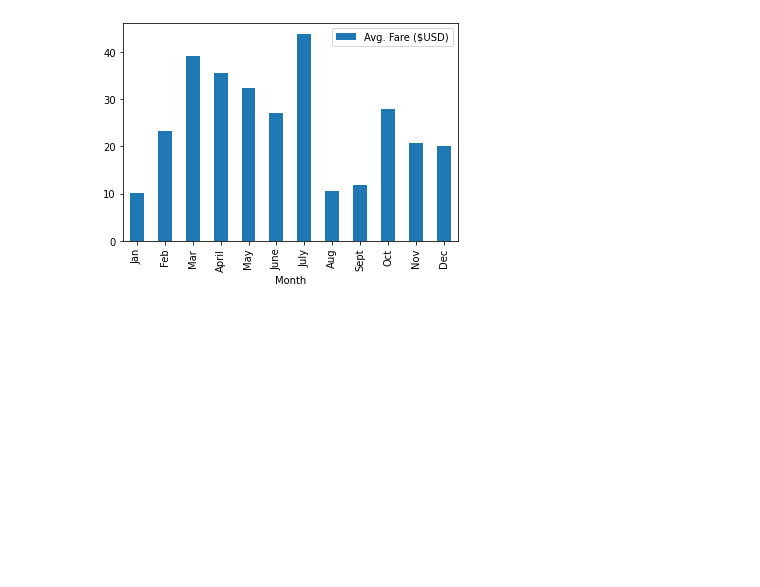
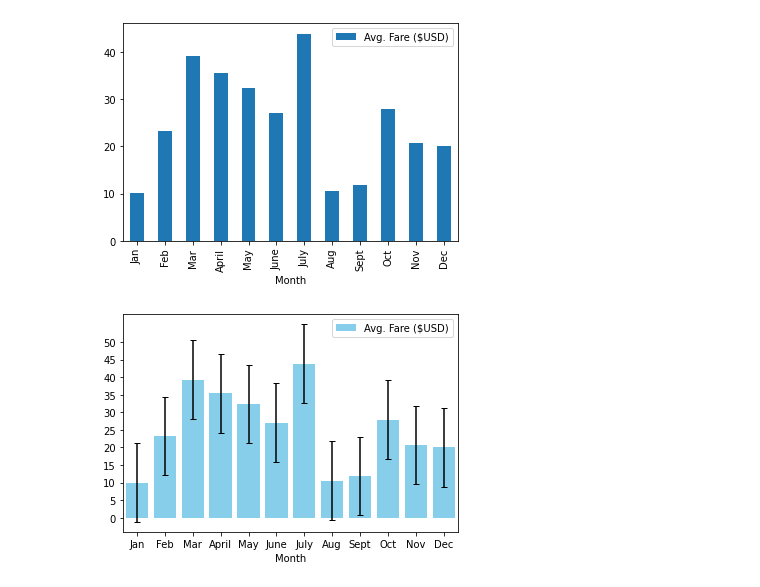
Before and after one commit to JJRJR/PyBer_Analysis, a Jupyter notebook: PyBer_ride_data.ipynb, the cells around one changed output. Drawn from its saved outputs; the diff is of its cells as text; code cells hidden in the pictures; blank space fills up the shorter version.

Commit message:
Updating newest Pyber files

```diff
--- a/PyBer_ride_data.ipynb
+++ b/PyBer_ride_data.ipynb
@@ -54,3 +54,14 @@ pyber_ride_df.plot(x="Month", y="Avg. Fare ($USD)", kind='bar')
 plt.show()
 # %% [output]
 [figure]
+# %%
+y_axis = [10.02, 23.24, 39.20, 35.42, 32.34, 27.04, 43.82, 10.56, 11.85, 27.90, 20.71, 20.09]
+stdev = statistics.stdev(y_axis)
+stdev
+pyber_ride_df.plot(x="Month", y="Avg. Fare ($USD)", kind='bar', color="skyblue")
+plt.bar(x_axis, y_axis, yerr=stdev, capsize=3, color="skyblue")
+plt.xticks(rotation = 360)
+plt.yticks(np.arange(0, 51, step=5.0))
+plt.show()
+# %% [output]
+[figure, added]
```
Also changed, not shown: 3 other files.
